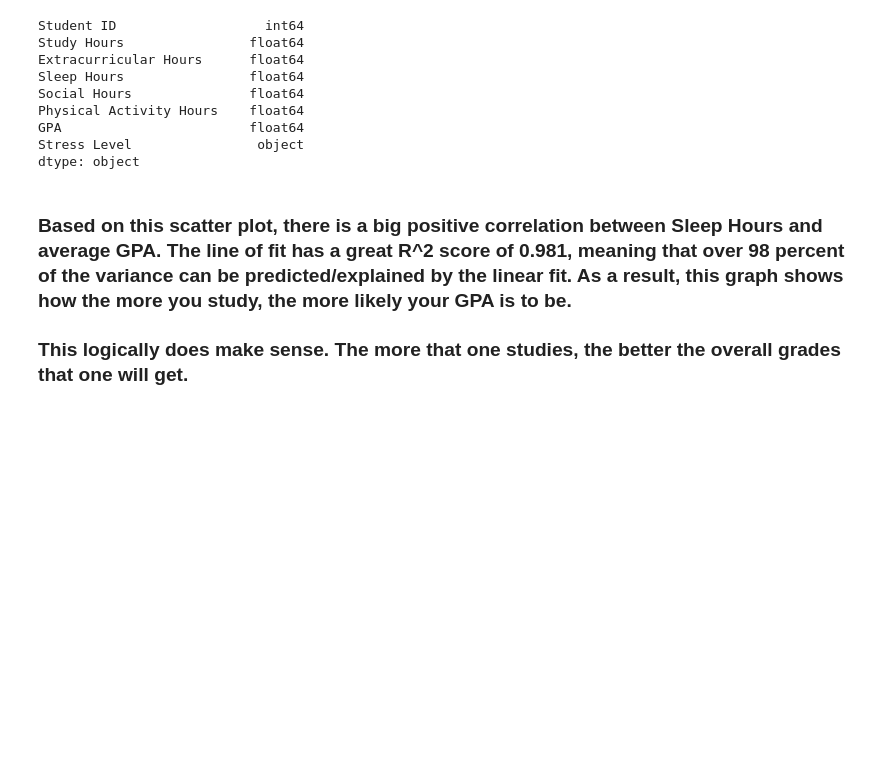
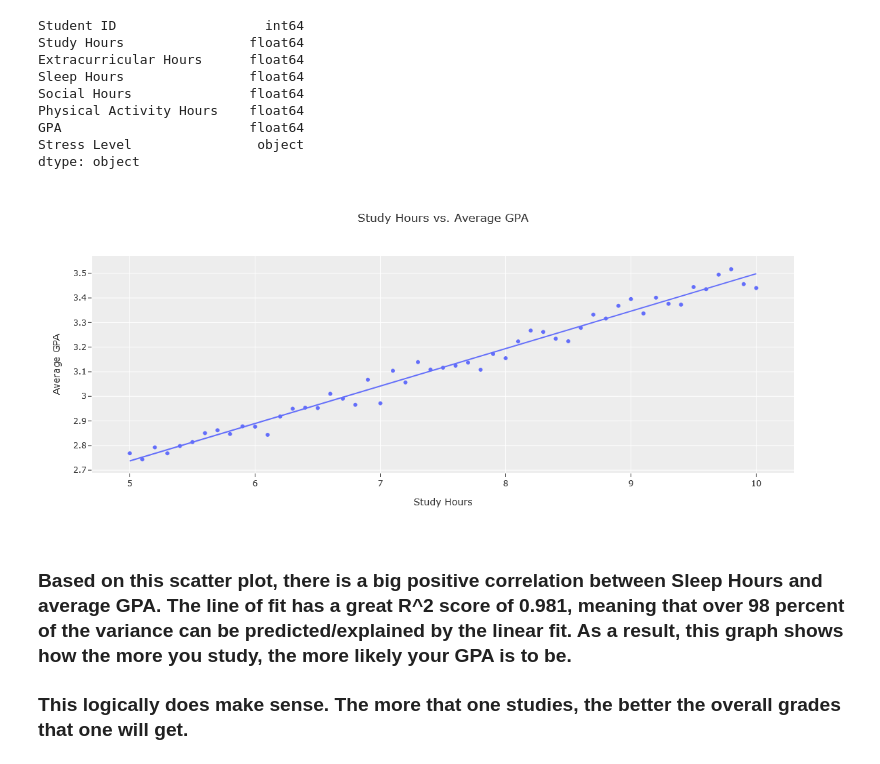
Before and after one commit to jonathan-mca/Data-Science-Group-Student-Life-, a Jupyter notebook: India Kaggle/Kaggle Data Set Analysis.ipynb, the cells around one changed output. Drawn from its saved outputs; the diff is of its cells as text; code cells hidden in the pictures; blank space fills up the shorter version.

Commit message:
India Set Change 3

```diff
--- a/India Kaggle/Kaggle Data Set Analysis.ipynb
+++ b/India Kaggle/Kaggle Data Set Analysis.ipynb
@@ -32,8 +32,8 @@ from sklearn.linear_model import LinearRegression
 # %% [markdown]
 # Exploratory Analysis
 # %%
-DF = pd.read_csv('student_lifestyle_dataset.csv')
-DF
+DF_india = pd.read_csv('student_lifestyle_dataset.csv')
+DF_india
 # %% [output]
 |  | Student_ID | Study_Hours_Per_Day | Extracurricular_Hours_Per_Day | Sleep_Hours_Per_Day | Social_Hours_Per_Day | ... |
 | 0 | 1 | 6.9 | 3.8 | 8.7 | 2.8 | ... |
@@ -95,11 +95,11 @@ show(DF["Physical_Activity_Hours_Per_Day"].value_counts())
 # %% [markdown]
 # Analysis
 # %%
-DF.rename(columns = {'Study_Hours_Per_Day':'Study Hours','Extracurricular_Hours_Per_Day':'Extracurricular Hours',
+DF_india.rename(columns = {'Study_Hours_Per_Day':'Study Hours','Extracurricular_Hours_Per_Day':'Extracurricular Hours',
                     'Sleep_Hours_Per_Day':'Sleep Hours','Social_Hours_Per_Day':'Social Hours',
                     'Physical_Activity_Hours_Per_Day':'Physical Activity Hours','Stress_Level':'Stress Level',
                     'Student_ID':'Student ID'},inplace = True)
-show(DF)
+show(DF_india)
 # %% [output]
 | Loading ITables v2.5.2 from the i... |
 # %%
@@ -115,20 +115,22 @@ GPA                        float64
 Stress Level                object
 dtype: object
 # %%
-DF_study = DF.groupby('Study Hours')['GPA'].mean().reset_index()
+DF_study = DF_india.groupby('Study Hours')['GPA'].mean().reset_index()
 DF_study
 
 fig_study = px.scatter(DF_study, x = 'Study Hours', y = 'GPA',
                   title = 'Study Hours vs. Average GPA',
                       trendline = 'ols')
 fig_study.update_layout(bargap=0.02,
                   yaxis_title = 'Average GPA',
                    autosize=False,
                    width=1000,
                    height=500,
                   template="ggplot2"
                        )
 fig_study.show()
+# %% [output]
+[figure, added]
 # %% [markdown]
 ### Based on this scatter plot, there is a big positive correlation between Sleep Hours and average GPA. The line of fit has a great R^2 score of 0.981, meaning that over 98 percent of the variance can be predicted/explained by the linear fit. As a result, this graph shows how the more you study, the more likely your GPA is to be.
 ### This logically does make sense. The more that one studies, the better the overall grades that one will get.
```
Also changed, not shown: parts of 21 cells of this notebook.
